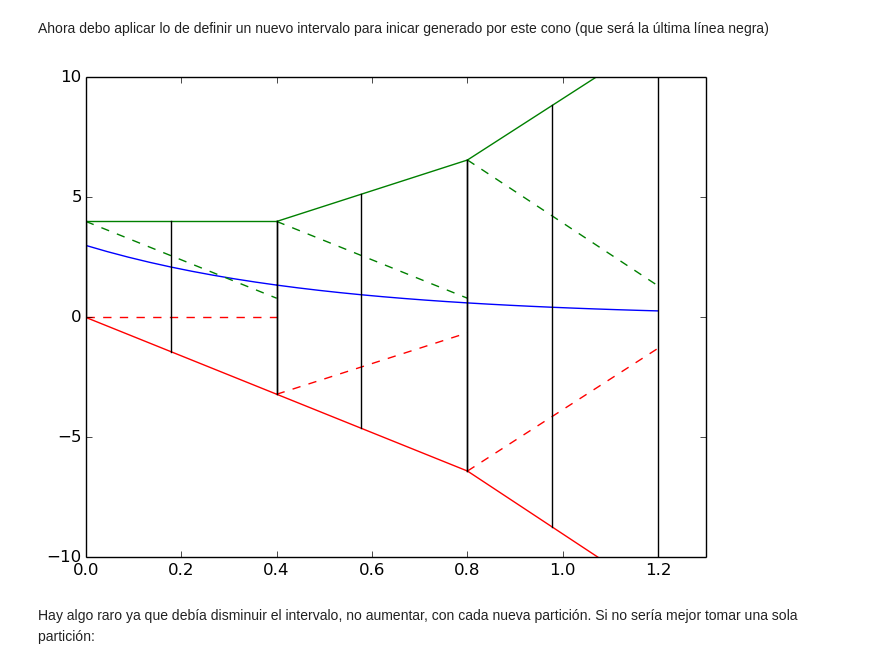
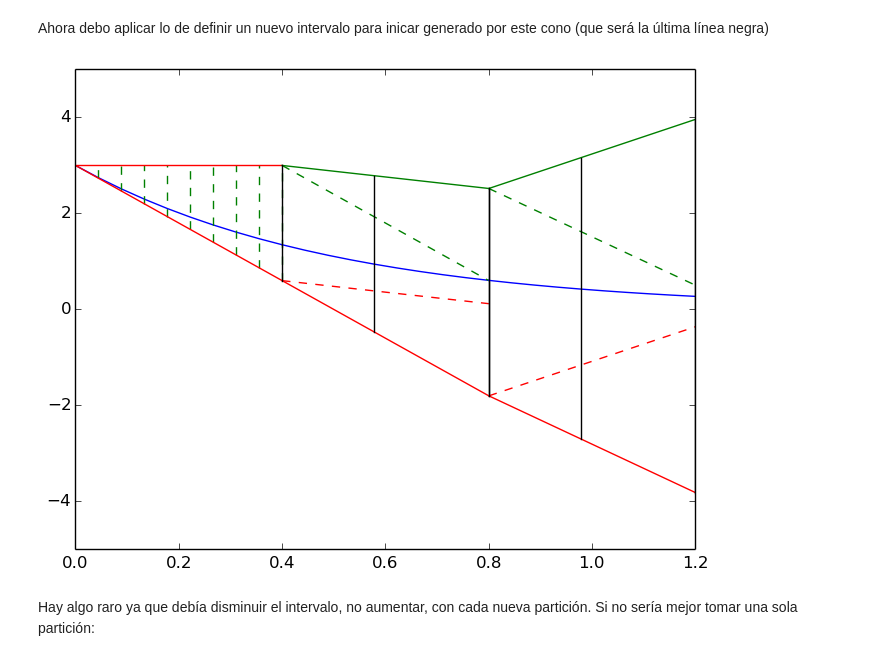
Before and after one commit to shgaeo/ProyectoClase, a Jupyter notebook: Notas/Sobre Capítulo 6 del Tucker.ipynb, the cells around one changed output. Drawn from its saved outputs; the diff is of its cells as text; code cells hidden in the pictures.

```diff
--- a/Notas/Sobre Capítulo 6 del Tucker.ipynb
+++ b/Notas/Sobre Capítulo 6 del Tucker.ipynb
@@ -150,7 +180,7 @@ function conosInterv(tI,tF,x0::Intervalo,f::Function,x::Function)
 
     cono=uneconos(cono0,cono1)
     graficaListaInterv(triple+tI,cono)
-    return cono
+    return cono[3]
 end
 
 function uneconos(conoA::Array{Intervalo,1},conoB::Array{Intervalo,1})
@@ -212,20 +242,23 @@ Ahora debo aplicar lo de definir un nuevo intervalo para inicar generado por est
 # %%
 # d/dt x(t) = -2x(t) ; x(0)=3   →    x(t)= 3 exp(-2t)
 
 a0=4
 f(x)= -2*x
 x(xo,t)=xo*exp(-2*t)
 y(t)=x(3,t)
 
-x1=conosInterv(0,0.4,Intervalo(0,4),f,y)[3];
+tT=1.2
+tiempo=linspace(0,tT,4)
+
+x1=conosPunto(tiempo[1],tiempo[2],Intervalo(0,3),f,y);
 #agregué el siguiente renglón
-x2=conosInterv(0.4,0.8,x1,f,y)[3];
+x2=conosInterv(tiempo[2],tiempo[3],x1,f,y);
 #agregué el siguiente renglón
-conosInterv(0.8,1.2,x2,f,y);
-PyPlot.xlim(0,1.3)
-PyPlot.ylim(-10,10);
+conosInterv(tiempo[3],tiempo[4],x2,f,y);
+PyPlot.xlim(0,tT)
+PyPlot.ylim(-5,5);
 # %% [output]
-[figure, old version]
+[figure, new version]
 # %% [markdown]
 Hay algo raro ya que debía disminuir el intervalo, no aumentar, con cada nueva partición. Si no sería mejor tomar una sola partición:
 # %%
```
Also changed, not shown: parts of 22 cells of this notebook.
